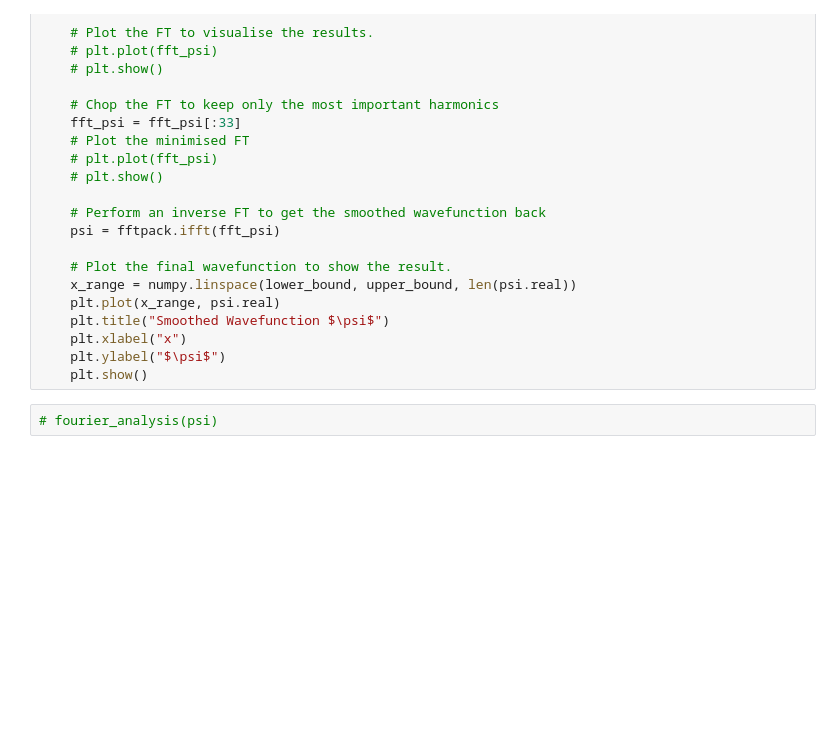
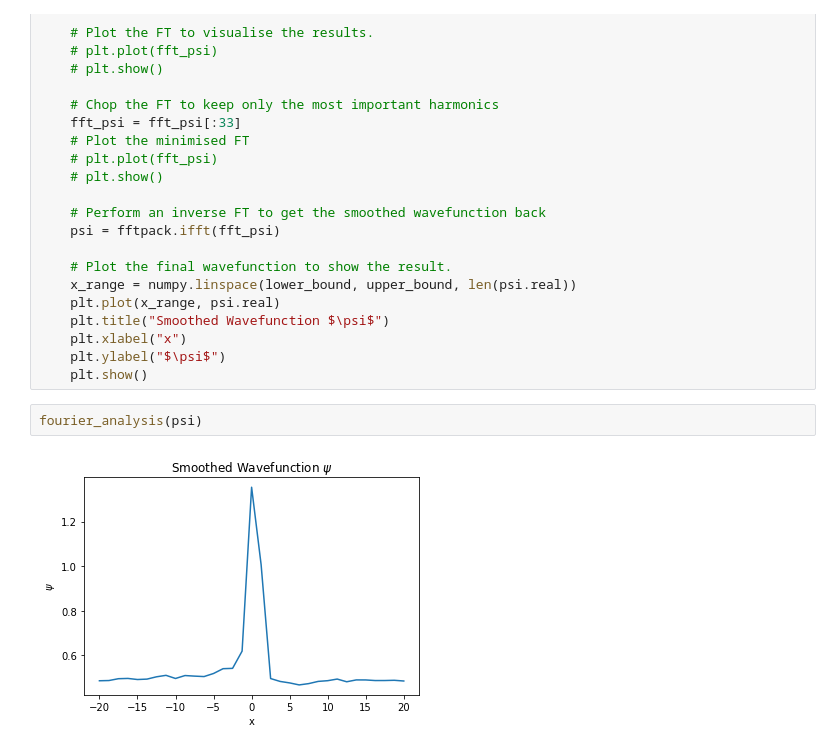
Before and after one commit to Tiernan8r/variational_principle, a Jupyter notebook: The_Variational_Principle.ipynb, the cells around one changed output. Cells and saved outputs as stored; diff of their text form; blank space fills up the shorter version.

```diff
--- a/The_Variational_Principle.ipynb
+++ b/The_Variational_Principle.ipynb
@@ -578,5 +556,7 @@ def fourier_analysis(psi):
     plt.xlabel("x")
     plt.ylabel("$\psi$")
     plt.show()
-# %%
-# fourier_analysis(psi)
+# %%
+fourier_analysis(psi)
+# %% [output]
+[figure, added]
```
Also changed, not shown: parts of 14 cells of this notebook.
